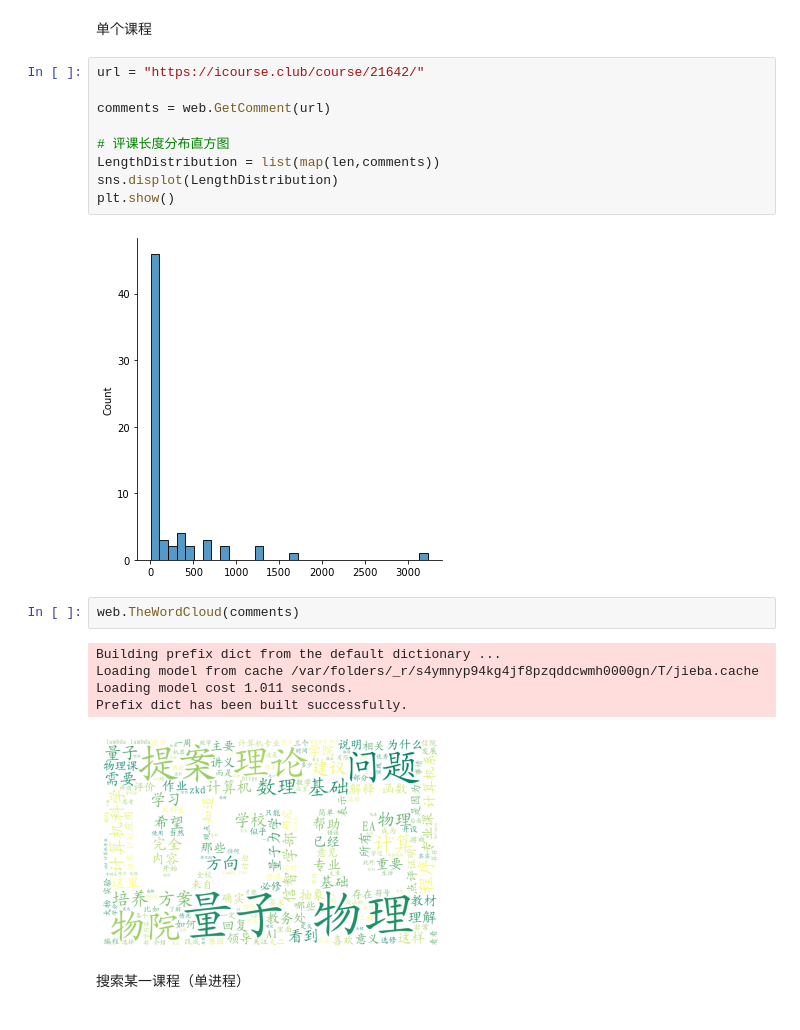
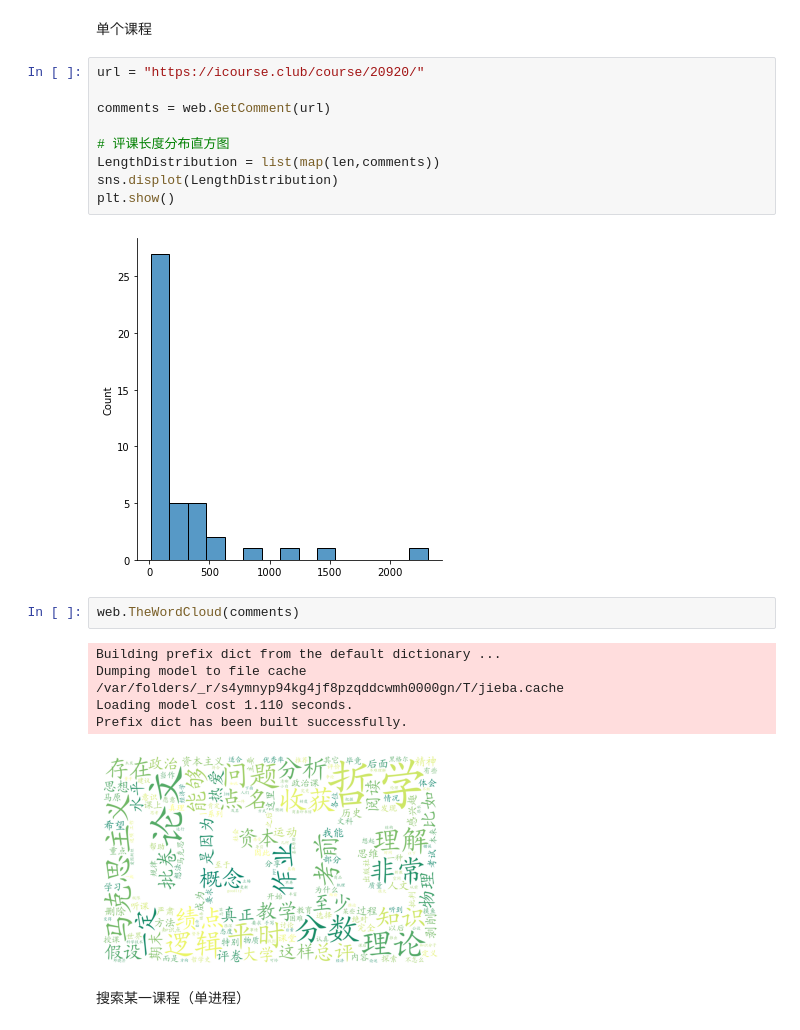
Before and after one commit to Bessgendre/Word-Cloud-For-USTC-icourse.club, a Jupyter notebook: main.ipynb, the cells around one changed output. Drawn from its saved outputs; the diff is of its cells as text.

```diff
--- a/main.ipynb
+++ b/main.ipynb
@@ -27,24 +27,24 @@ from threading import Thread
 # %% [markdown]
 单个课程
 # %%
-url = "https://icourse.club/course/21642/"
+url = "https://icourse.club/course/20920/"
 
 comments = web.GetComment(url)
 
 # 评课长度分布直方图
 LengthDistribution = list(map(len,comments))
 sns.displot(LengthDistribution)
 plt.show()
 # %% [output]
-[figure, old version]
+[figure, new version]
 # %%
 web.TheWordCloud(comments)
 # %% [output]
 Building prefix dict from the default dictionary ...
-Loading model from cache /var/folders/_r/s4ymnyp94kg4jf8pzqddcwmh0000gn/T/jieba.cache
-Loading model cost 1.011 seconds.
+Dumping model to file cache /var/folders/_r/s4ymnyp94kg4jf8pzqddcwmh0000gn/T/jieba.cache
+Loading model cost 1.110 seconds.
 Prefix dict has been built successfully.
-[figure, old version]
+[figure, new version]
 # %% [markdown]
 搜索某一课程（单进程）
 # %%
```
Also changed, not shown: parts of 2 cells of this notebook, 1 other file.
